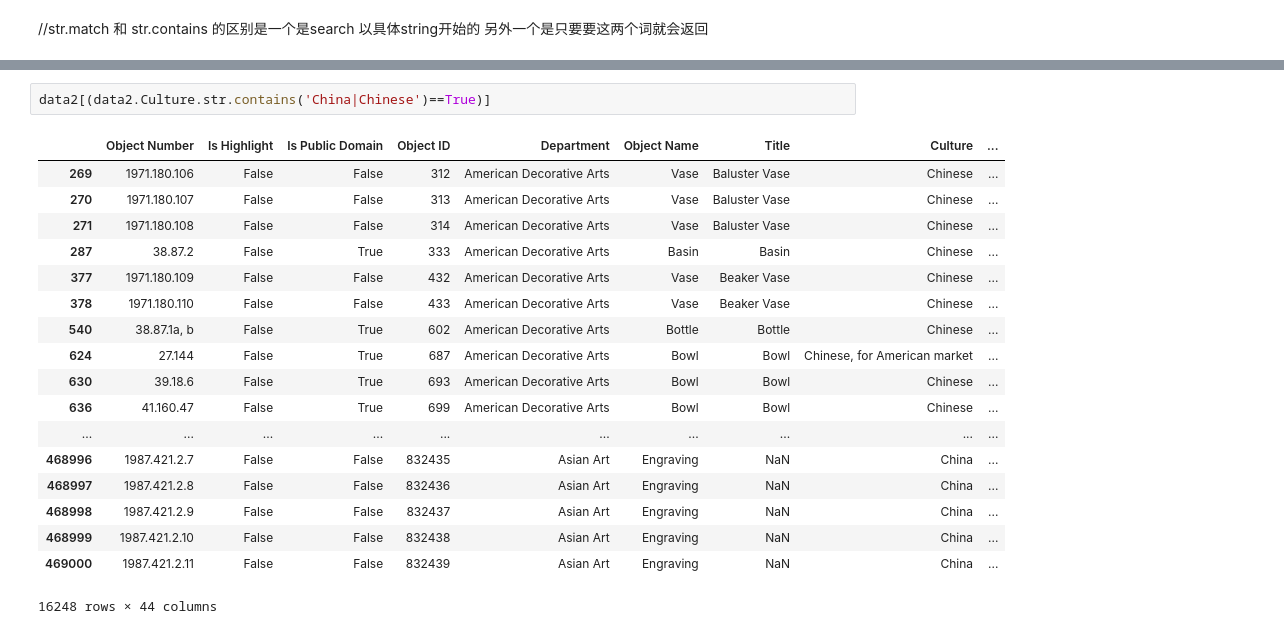
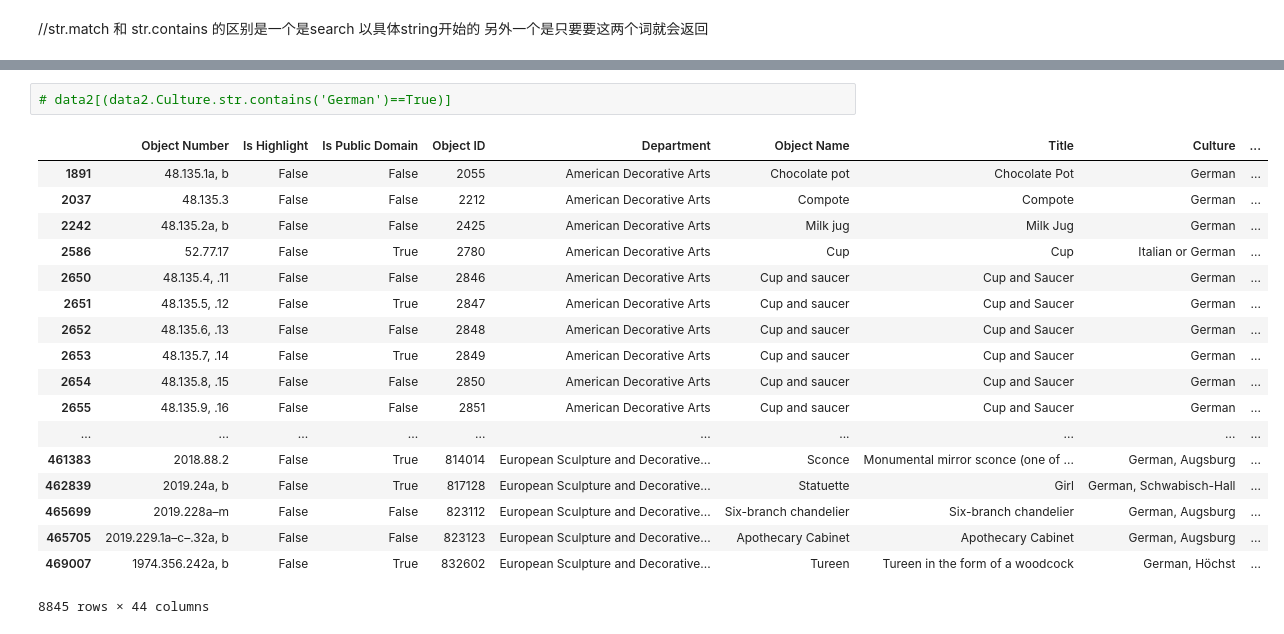
Before and after one commit to shuvitRan/MajorStudio1, a Jupyter notebook: Testing/MetDataExplore.ipynb, the cells around one changed output, grey strips where cells are left out. Drawn from its saved outputs; the diff is of its cells as text.

Commit message:
data cleaning

```diff
--- a/Testing/MetDataExplore.ipynb
+++ b/Testing/MetDataExplore.ipynb
@@ -135,22 +94,22 @@ data2[(data2.Culture.str.match('China|Chinese', na=False, case=False))]
 # %%
-data2[(data2.Culture.str.contains('China|Chinese')==True)]
+# data2[(data2.Culture.str.contains('German')==True)]
 # %% [output]
 |  | Object Number | Is Highlight | Is Public Domain | Object ID | Department | Object Name | Title | Culture | ... |
-| 269 | 1971.180.106 | False | False | 312 | American Decorative Arts | Vase | Baluster Vase | Chinese | ... |
-| 270 | 1971.180.107 | False | False | 313 | American Decorative Arts | Vase | Baluster Vase | Chinese | ... |
-| 271 | 1971.180.108 | False | False | 314 | American Decorative Arts | Vase | Baluster Vase | Chinese | ... |
-| 287 | 38.87.2 | False | True | 333 | American Decorative Arts | Basin | Basin | Chinese | ... |
-| 377 | 1971.180.109 | False | False | 432 | American Decorative Arts | Vase | Beaker Vase | Chinese | ... |
-| 378 | 1971.180.110 | False | False | 433 | American Decorative Arts | Vase | Beaker Vase | Chinese | ... |
-| 540 | 38.87.1a, b | False | True | 602 | American Decorative Arts | Bottle | Bottle | Chinese | ... |
-| 624 | 27.144 | False | True | 687 | American Decorative Arts | Bowl | Bowl | Chinese, for American market | ... |
-| 630 | 39.18.6 | False | True | 693 | American Decorative Arts | Bowl | Bowl | Chinese | ... |
-| 636 | 41.160.47 | False | True | 699 | American Decorative Arts | Bowl | Bowl | Chinese | ... |
+| 1891 | 48.135.1a, b | False | False | 2055 | American Decorative Arts | Chocolate pot | Chocolate Pot | German | ... |
+| 2037 | 48.135.3 | False | False | 2212 | American Decorative Arts | Compote | Compote | German | ... |
+| 2242 | 48.135.2a, b | False | False | 2425 | American Decorative Arts | Milk jug | Milk Jug | German | ... |
+| 2586 | 52.77.17 | False | True | 2780 | American Decorative Arts | Cup | Cup | Italian or German | ... |
+| 2650 | 48.135.4, .11 | False | False | 2846 | American Decorative Arts | Cup and saucer | Cup and Saucer | German | ... |
+| 2651 | 48.135.5, .12 | False | True | 2847 | American Decorative Arts | Cup and saucer | Cup and Saucer | German | ... |
+| 2652 | 48.135.6, .13 | False | False | 2848 | American Decorative Arts | Cup and saucer | Cup and Saucer | German | ... |
+| 2653 | 48.135.7, .14 | False | True | 2849 | American Decorative Arts | Cup and saucer | Cup and Saucer | German | ... |
+| 2654 | 48.135.8, .15 | False | False | 2850 | American Decorative Arts | Cup and saucer | Cup and Saucer | German | ... |
+| 2655 | 48.135.9, .16 | False | False | 2851 | American Decorative Arts | Cup and saucer | Cup and Saucer | German | ... |
 | ... | ... | ... | ... | ... | ... | ... | ... | ... | ... |
-| 468996 | 1987.421.2.7 | False | False | 832435 | Asian Art | Engraving | NaN | China | ... |
-| 468997 | 1987.421.2.8 | False | False | 832436 | Asian Art | Engraving | NaN | China | ... |
-| 468998 | 1987.421.2.9 | False | False | 832437 | Asian Art | Engraving | NaN | China | ... |
-| 468999 | 1987.421.2.10 | False | False | 832438 | Asian Art | Engraving | NaN | China | ... |
-| 469000 | 1987.421.2.11 | False | False | 832439 | Asian Art | Engraving | NaN | China | ... |
+| 461383 | 2018.88.2 | False | True | 814014 | European Sculpture and Decorative... | Sconce | Monumental mirror sconce (one of ... | German, Augsburg | ... |
+| 462839 | 2019.24a, b | False | True | 817128 | European Sculpture and Decorative... | Statuette | Girl | German, Schwabisch-Hall | ... |
+| 465699 | 2019.228a–m | False | False | 823112 | European Sculpture and Decorative... | Six-branch chandelier | Six-branch chandelier | German, Augsburg | ... |
+| 465705 | 2019.229.1a–c–.32a, b | False | False | 823123 | European Sculpture and Decorative... | Apothecary Cabinet | Apothecary Cabinet | German, Augsburg | ... |
+| 469007 | 1974.356.242a, b | False | True | 832602 | European Sculpture and Decorative... | Tureen | Tureen in the form of a woodcock | German, Höchst | ... |
-16248 rows × 44 columns
+8845 rows × 44 columns
 # %%
```
Also changed, not shown: parts of 19 cells of this notebook.
